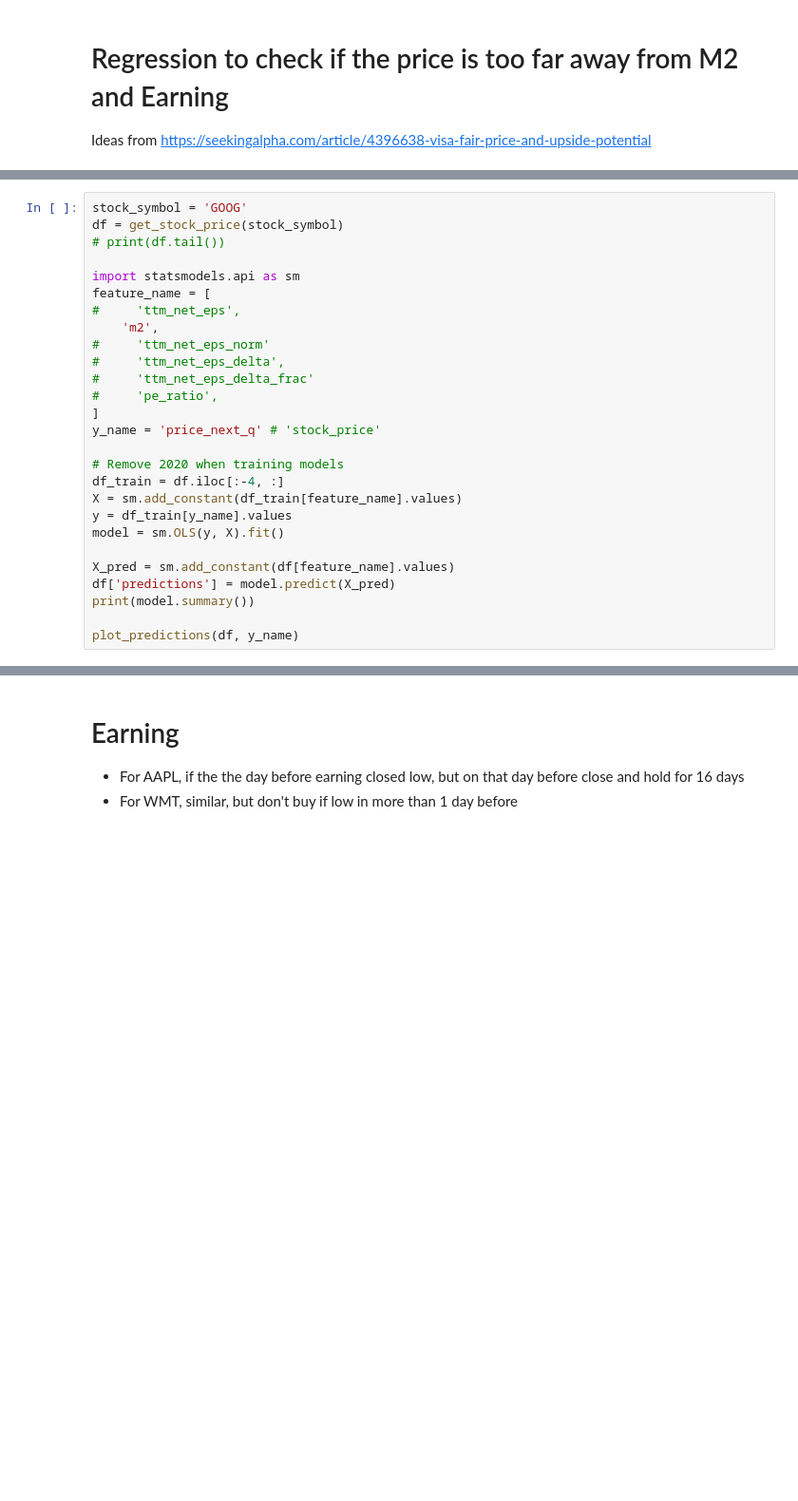
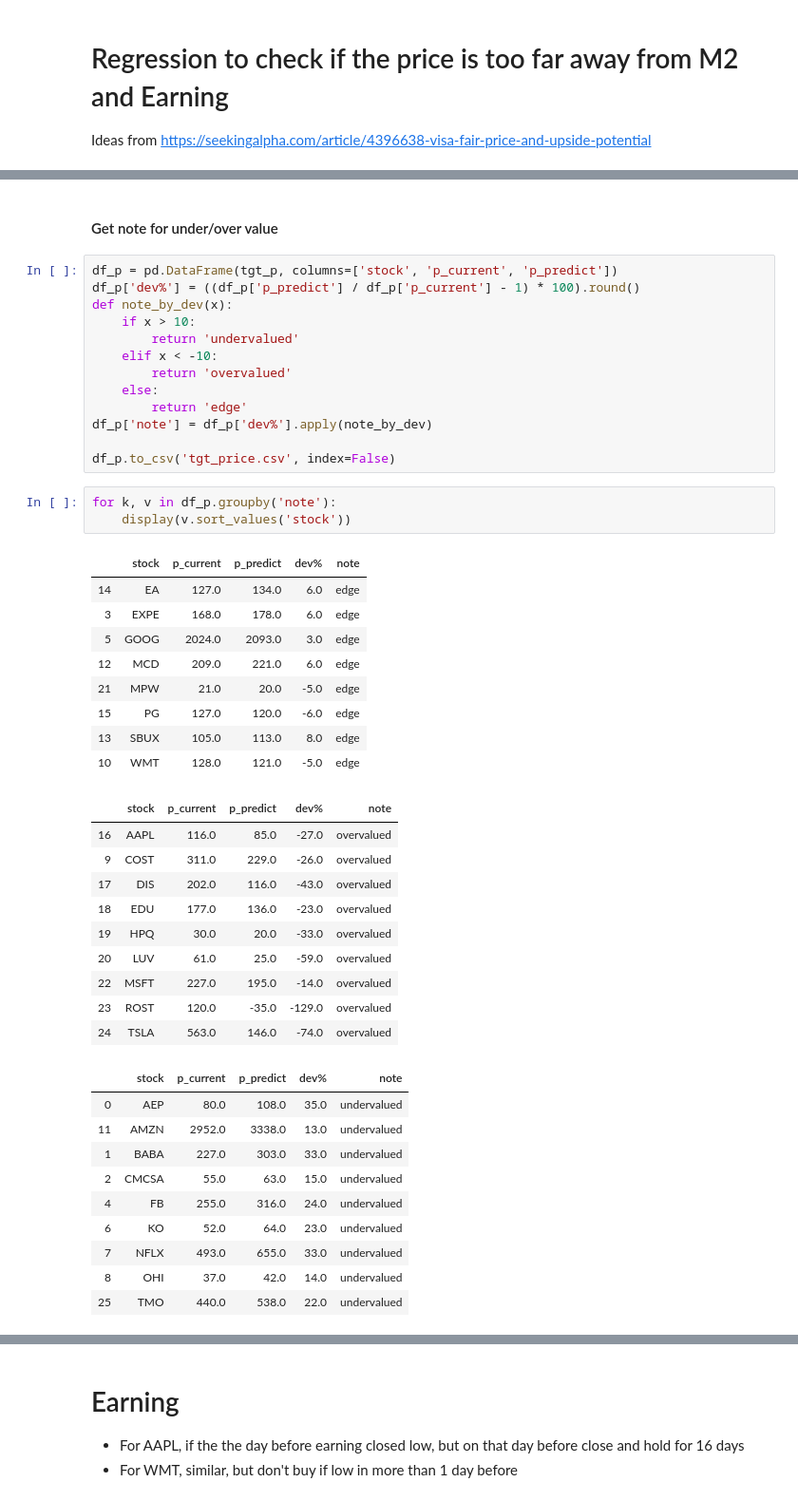
Before and after one commit to yuwei2341/stocks, a Jupyter notebook: Stock_MA.ipynb, the cells around one changed output, grey strips where cells are left out. Shown at 95% size. Saved outputs shown, nothing was run; the diff lists cells and outputs as text; blank space fills up the shorter version.

```diff
--- a/Stock_MA.ipynb
+++ b/Stock_MA.ipynb
@@ -266,27 +325,0 @@ def plot_predictions(stock_us_fundamental_df, y_name):
-# %%
-stock_symbol = 'GOOG'
-df = get_stock_price(stock_symbol)
-# print(df.tail())
-
-import statsmodels.api as sm
-feature_name = [
-#     'ttm_net_eps',
-    'm2',
-#     'ttm_net_eps_norm'
-#     'ttm_net_eps_delta',
-#     'ttm_net_eps_delta_frac'
-#     'pe_ratio',
-]
-y_name = 'price_next_q' # 'stock_price'
-
-# Remove 2020 when training models
-df_train = df.iloc[:-4, :]
-X = sm.add_constant(df_train[feature_name].values)
-y = df_train[y_name].values
-model = sm.OLS(y, X).fit()
-
-X_pred = sm.add_constant(df[feature_name].values)
-df['predictions'] = model.predict(X_pred)
-print(model.summary())
-
-plot_predictions(df, y_name)
@@ -311,0 +422,48 @@ strong multicollinearity or other numerical problems.
+# %% [markdown]
+#### Get note for under/over value
+# %%
+df_p = pd.DataFrame(tgt_p, columns=['stock', 'p_current', 'p_predict'])
+df_p['dev%'] = ((df_p['p_predict'] / df_p['p_current'] - 1) * 100).round()
+def note_by_dev(x):
+    if x > 10:
+        return 'undervalued'
+    elif x < -10:
+        return 'overvalued'
+    else:
+        return 'edge'
+df_p['note'] = df_p['dev%'].apply(note_by_dev)
+
+df_p.to_csv('tgt_price.csv', index=False)
+# %%
+for k, v in df_p.groupby('note'):
+    display(v.sort_values('stock'))
+# %% [output]
+|  | stock | p_current | p_predict | dev% | note |
+| 14 | EA | 127.0 | 134.0 | 6.0 | edge |
+| 3 | EXPE | 168.0 | 178.0 | 6.0 | edge |
+| 5 | GOOG | 2024.0 | 2093.0 | 3.0 | edge |
+| 12 | MCD | 209.0 | 221.0 | 6.0 | edge |
+| 21 | MPW | 21.0 | 20.0 | -5.0 | edge |
+| 15 | PG | 127.0 | 120.0 | -6.0 | edge |
+| 13 | SBUX | 105.0 | 113.0 | 8.0 | edge |
+| 10 | WMT | 128.0 | 121.0 | -5.0 | edge |
+|  | stock | p_current | p_predict | dev% | note |
+| 16 | AAPL | 116.0 | 85.0 | -27.0 | overvalued |
+| 9 | COST | 311.0 | 229.0 | -26.0 | overvalued |
+| 17 | DIS | 202.0 | 116.0 | -43.0 | overvalued |
+| 18 | EDU | 177.0 | 136.0 | -23.0 | overvalued |
+| 19 | HPQ | 30.0 | 20.0 | -33.0 | overvalued |
+| 20 | LUV | 61.0 | 25.0 | -59.0 | overvalued |
+| 22 | MSFT | 227.0 | 195.0 | -14.0 | overvalued |
+| 23 | ROST | 120.0 | -35.0 | -129.0 | overvalued |
+| 24 | TSLA | 563.0 | 146.0 | -74.0 | overvalued |
+|  | stock | p_current | p_predict | dev% | note |
+| 0 | AEP | 80.0 | 108.0 | 35.0 | undervalued |
+| 11 | AMZN | 2952.0 | 3338.0 | 13.0 | undervalued |
+| 1 | BABA | 227.0 | 303.0 | 33.0 | undervalued |
+| 2 | CMCSA | 55.0 | 63.0 | 15.0 | undervalued |
+| 4 | FB | 255.0 | 316.0 | 24.0 | undervalued |
+| 6 | KO | 52.0 | 64.0 | 23.0 | undervalued |
+| 7 | NFLX | 493.0 | 655.0 | 33.0 | undervalued |
+| 8 | OHI | 37.0 | 42.0 | 14.0 | undervalued |
+| 25 | TMO | 440.0 | 538.0 | 22.0 | undervalued |
```
Also changed, not shown: parts of 28 cells of this notebook, 3 other files.
